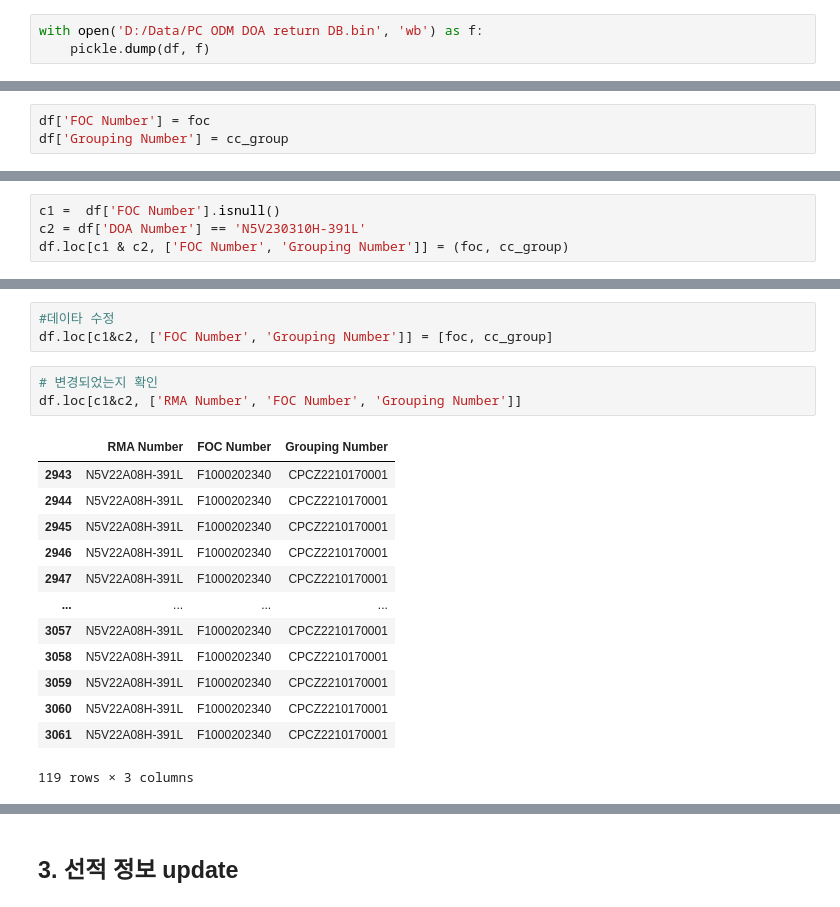
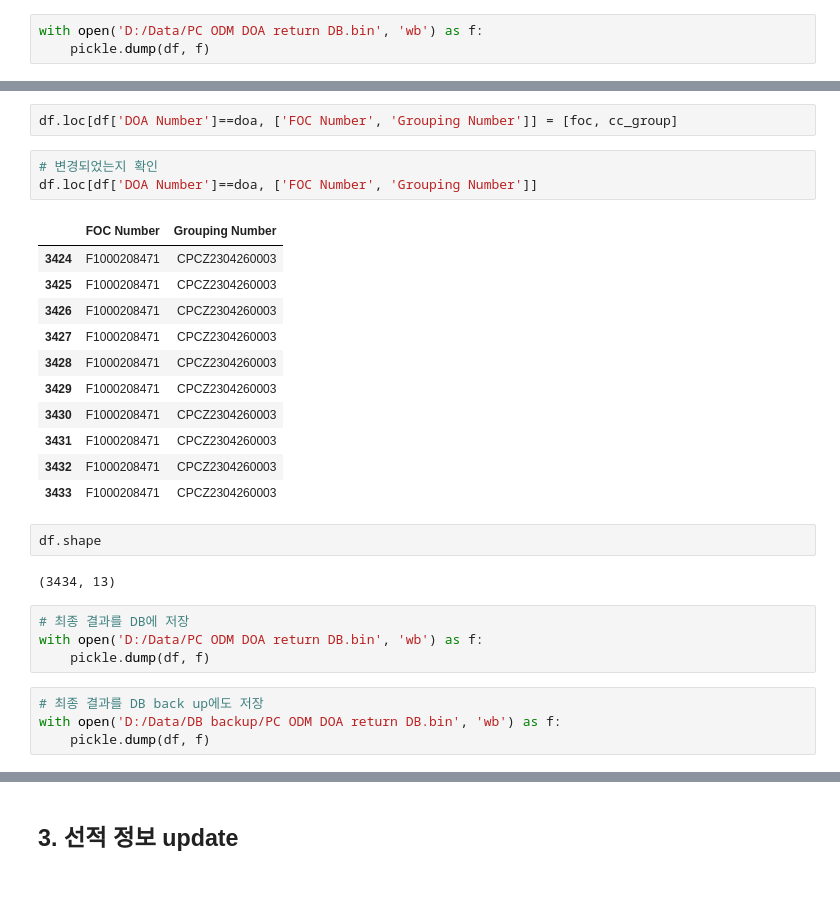
Before and after one commit to JONGMOKLEE76/AutoWork, a Jupyter notebook: [업데이트] DOA 제품 Return DB.ipynb, the cells around one changed output, grey strips where cells are left out. Drawn from its saved outputs; the diff is of its cells as text.

```diff
--- a/[업데이트] DOA 제품 Return DB.ipynb
+++ b/[업데이트] DOA 제품 Return DB.ipynb
@@ -229,3 +327,0 @@ doa = 'N5V230310H-391L'
-# %%
-df['FOC Number'] = foc
-df['Grouping Number'] = cc_group
@@ -250,4 +327,0 @@ df.to_clipboard()
-# %%
-c1 =  df['FOC Number'].isnull()
-c2 = df['DOA Number'] == 'N5V230310H-391L'
-df.loc[c1 & c2, ['FOC Number', 'Grouping Number']] = (foc, cc_group)
@@ -288,20 +328,29 @@ df.loc[c1&c2, ['RMA Number', 'FOC Number', 'Grouping Number']]
-# %%
-#데이타 수정
-df.loc[c1&c2, ['FOC Number', 'Grouping Number']] = [foc, cc_group]
+# %%
+df.loc[df['DOA Number']==doa, ['FOC Number', 'Grouping Number']] = [foc, cc_group]
 # %%
 # 변경되었는지 확인
-df.loc[c1&c2, ['RMA Number', 'FOC Number', 'Grouping Number']]
+df.loc[df['DOA Number']==doa, ['FOC Number', 'Grouping Number']]
 # %% [output]
-|  | RMA Number | FOC Number | Grouping Number |
-| 2943 | N5V22A08H-391L | F1000202340 | CPCZ2210170001 |
-| 2944 | N5V22A08H-391L | F1000202340 | CPCZ2210170001 |
-| 2945 | N5V22A08H-391L | F1000202340 | CPCZ2210170001 |
-| 2946 | N5V22A08H-391L | F1000202340 | CPCZ2210170001 |
-| 2947 | N5V22A08H-391L | F1000202340 | CPCZ2210170001 |
-| ... | ... | ... | ... |
-| 3057 | N5V22A08H-391L | F1000202340 | CPCZ2210170001 |
-| 3058 | N5V22A08H-391L | F1000202340 | CPCZ2210170001 |
-| 3059 | N5V22A08H-391L | F1000202340 | CPCZ2210170001 |
-| 3060 | N5V22A08H-391L | F1000202340 | CPCZ2210170001 |
-| 3061 | N5V22A08H-391L | F1000202340 | CPCZ2210170001 |
+|  | FOC Number | Grouping Number |
+| 3424 | F1000208471 | CPCZ2304260003 |
+| 3425 | F1000208471 | CPCZ2304260003 |
+| 3426 | F1000208471 | CPCZ2304260003 |
+| 3427 | F1000208471 | CPCZ2304260003 |
+| 3428 | F1000208471 | CPCZ2304260003 |
+| 3429 | F1000208471 | CPCZ2304260003 |
+| 3430 | F1000208471 | CPCZ2304260003 |
+| 3431 | F1000208471 | CPCZ2304260003 |
+| 3432 | F1000208471 | CPCZ2304260003 |
+| 3433 | F1000208471 | CPCZ2304260003 |
-119 rows × 3 columns
+# %%
+df.shape
+# %% [output]
+(3434, 13)
+# %%
+# 최종 결과를 DB에 저장
+with open('D:/Data/PC ODM DOA return DB.bin', 'wb') as f:
+    pickle.dump(df, f)
+# %%
+# 최종 결과를 DB back up에도 저장
+with open('D:/Data/DB backup/PC ODM DOA return DB.bin', 'wb') as f:
+    pickle.dump(df, f)
```
Also changed, not shown: parts of 44 cells of this notebook, 10 other files.
